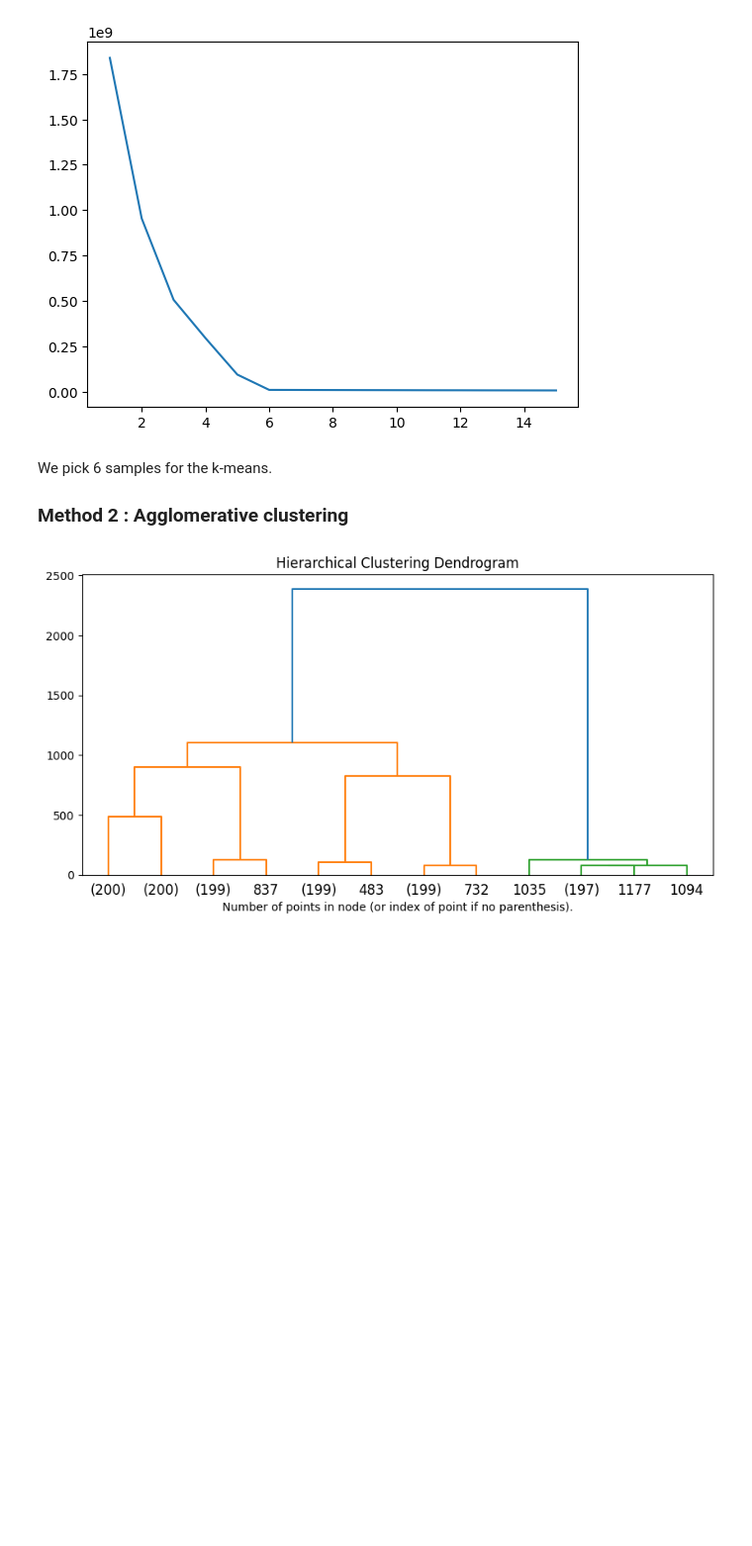
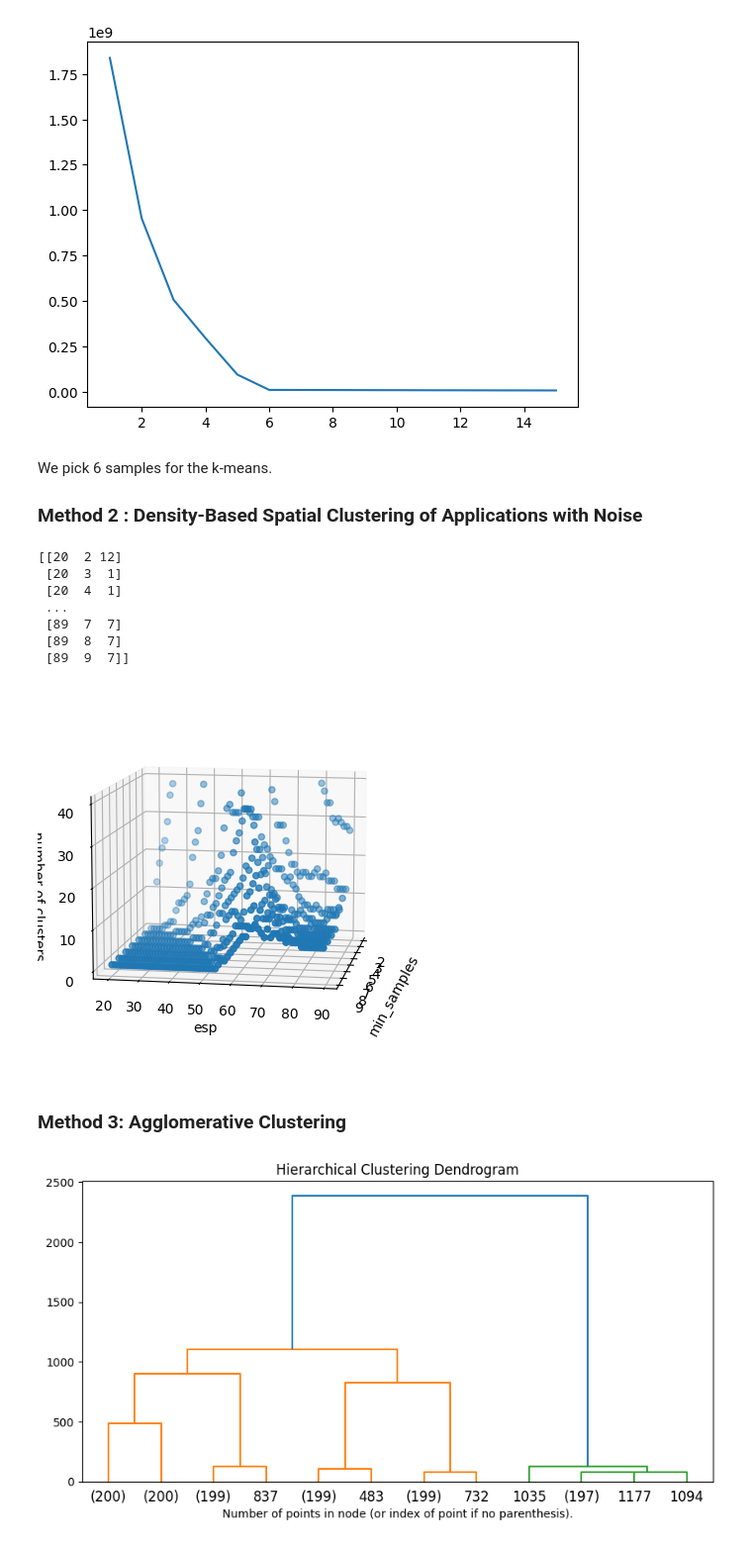
Before and after one commit to cdespiney/MLII, a Jupyter notebook: ex3/exercice3.ipynb, the cells around one changed output. Shown at 99% size. Cells and saved outputs as stored; diff of their text form; code cells hidden in the pictures; blank space fills up the shorter version.

```diff
--- a/ex3/exercice3.ipynb
+++ b/ex3/exercice3.ipynb
@@ -27,7 +27,38 @@ plt.plot(n_samples, inertia)
 # %% [markdown]
 We pick 6 samples for the k-means.
 
-### Method 2 : Agglomerative clustering
+### Method 2 : Density-Based Spatial Clustering of Applications with Noise
+# %%
+test = list()
+for e in range(20, 90):
+    for n in range(2, 10):
+        dbscan = DBSCAN(eps=e, min_samples=n, metric="manhattan").fit(data)
+        test.append([e, n, len(np.unique(dbscan.labels_))])
+test = np.array(test)
+# %%
+filter_test = []
+for t in test:
+    if t[2] <= 40:
+        filter_test.append(t.tolist())
+
+filter_test = np.array(filter_test)
+print(filter_test)
+fig = plt.figure()
+ax = fig.add_subplot(projection="3d")
+ax.scatter(filter_test[:, 1], filter_test[:, 0], filter_test[:, 2])
+ax.set(xlabel="min_samples", ylabel="esp", zlabel="number of clusters")
+ax.view_init(azim=10, elev=10)
+# %% [output]
+[[20  2 12]
+ [20  3  1]
+ [20  4  1]
+ ...
+ [89  7  7]
+ [89  8  7]
+ [89  9  7]]
+[figure, added]
+# %% [markdown]
+### Method 3: Agglomerative Clustering
 # %%
 data = np.load('./data/data.npy')
 
```
Also changed, not shown: parts of 1 cell of this notebook.
